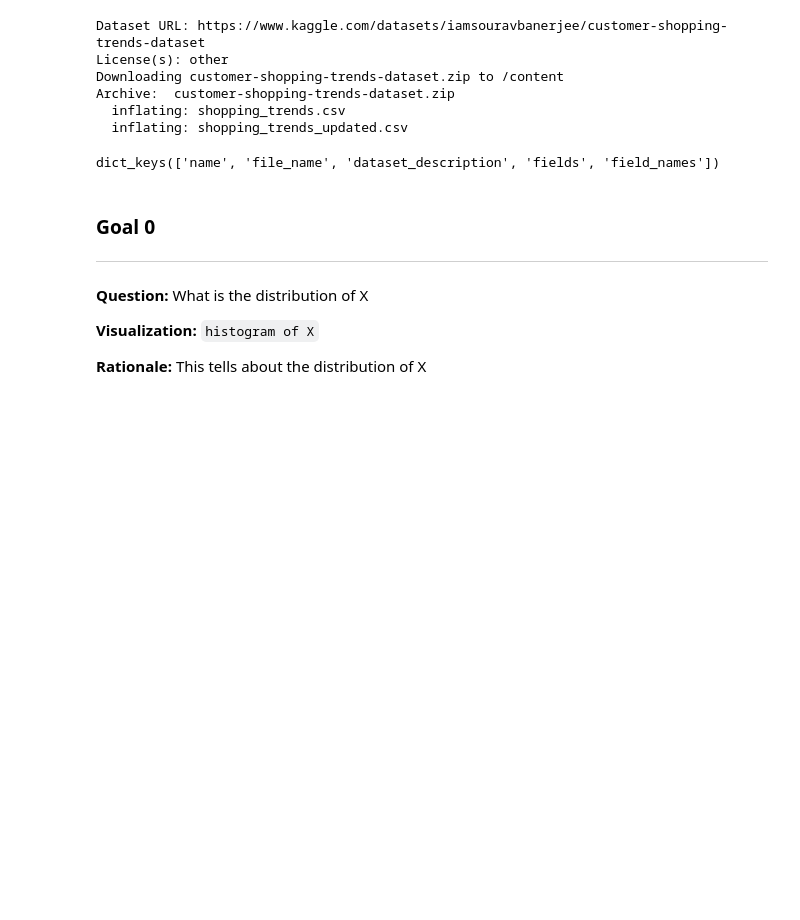
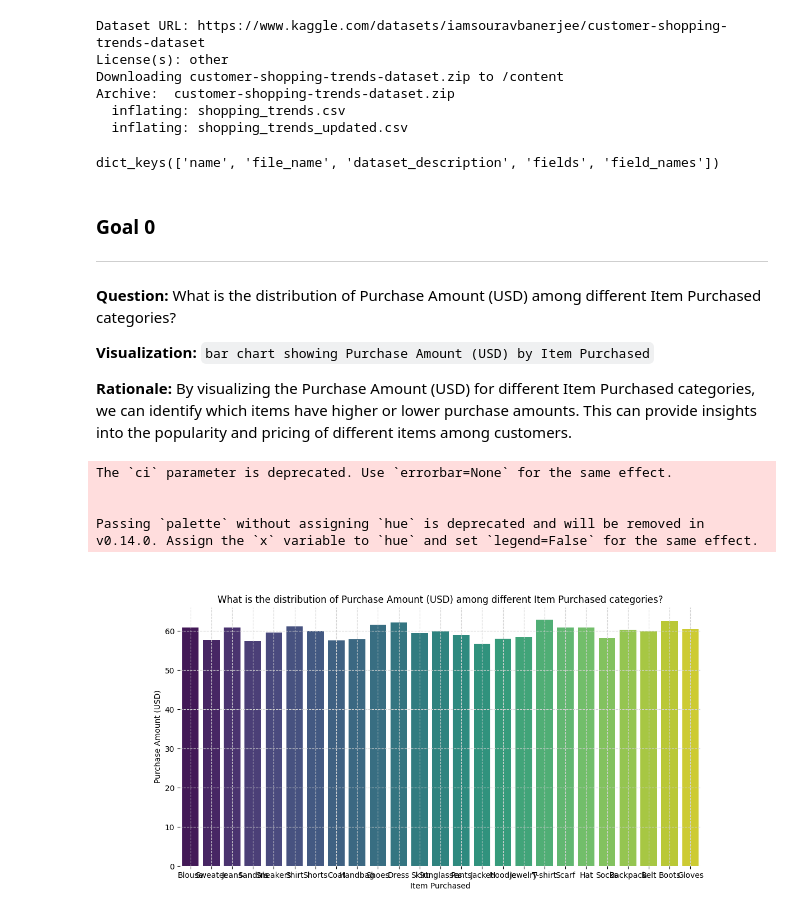
Before and after one commit to aishwarya-singh25/llm-data-viz, a Jupyter notebook: misc/trial1_lidaSupermarket.ipynb, the cells around one changed output. Saved outputs shown, nothing was run; the diff lists cells and outputs as text; code cells hidden in the pictures; blank space fills up the shorter version.

Commit message:
completed visualizations with openAI. attempting streamlit deployment.

```diff
--- a/misc/trial1_lidaSupermarket.ipynb
+++ b/misc/trial1_lidaSupermarket.ipynb
@@ -45,3 +53,7 @@ Special tokens have been added in the vocabulary, make sure the associated word
+# %%
+# initialize lida config for openAI
+lida = Manager(text_gen = llm("openai", api_key=openai_api_key)) # !! api key
+textgen_config = TextGenerationConfig(n=1, temperature=0.5, model="gpt-3.5-turbo", use_cache=True)
 # %%
 # import dataset
 ! kaggle datasets download -d iamsouravbanerjee/customer-shopping-trends-dataset
@@ -63,9 +75,9 @@ dict_keys(['name', 'file_name', 'dataset_description', 'fields', 'field_names'])
 # define goals
 textgen_config = TextGenerationConfig(
     n=1,
-    temperature=0.1,
-    # model="gpt-3.5-turbo",
-    use_cache=False
+    temperature=0.5,
+    model="gpt-3.5-turbo",
+    use_cache=True
 )
 
 goals = lida.goals(
@@ -80,8 +92,20 @@ goals[0]
 
 ### Goal 0
 ---
-**Question:** What is the distribution of X
+**Question:** What is the distribution of Purchase Amount (USD) among different Item Purchased categories?
 
-**Visualization:** `histogram of X`
+**Visualization:** `bar chart showing Purchase Amount (USD) by Item Purchased`
 
-**Rationale:** This tells about the distribution of X
+**Rationale:** By visualizing the Purchase Amount (USD) for different Item Purchased categories, we can identify which items have higher or lower purchase amounts. This can provide insights into the popularity and pricing of different items among customers.
+# %%
+i = 0
+library = "seaborn"
+textgen_config = TextGenerationConfig(n=1, temperature=0.2, use_cache=True)
+charts = lida.visualize(summary=summary, goal=goals[0], textgen_config=textgen_config, library=library)
+charts[0]
+# %% [output]
+The `ci` parameter is deprecated. Use `errorbar=None` for the same effect.
+
+
+Passing `palette` without assigning `hue` is deprecated and will be removed in v0.14.0. Assign the `x` variable to `hue` and set `legend=False` for the same effect.
+[figure, added]
```
Also changed, not shown: parts of 12 cells of this notebook.
